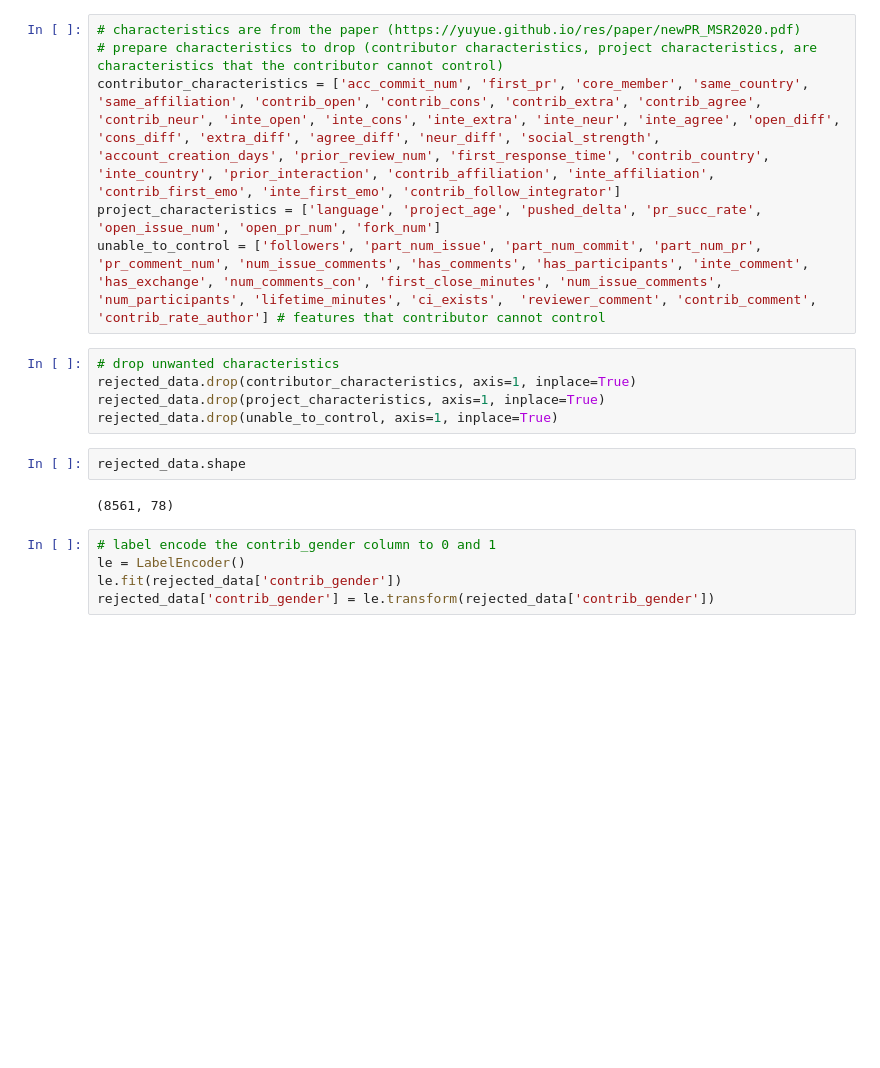
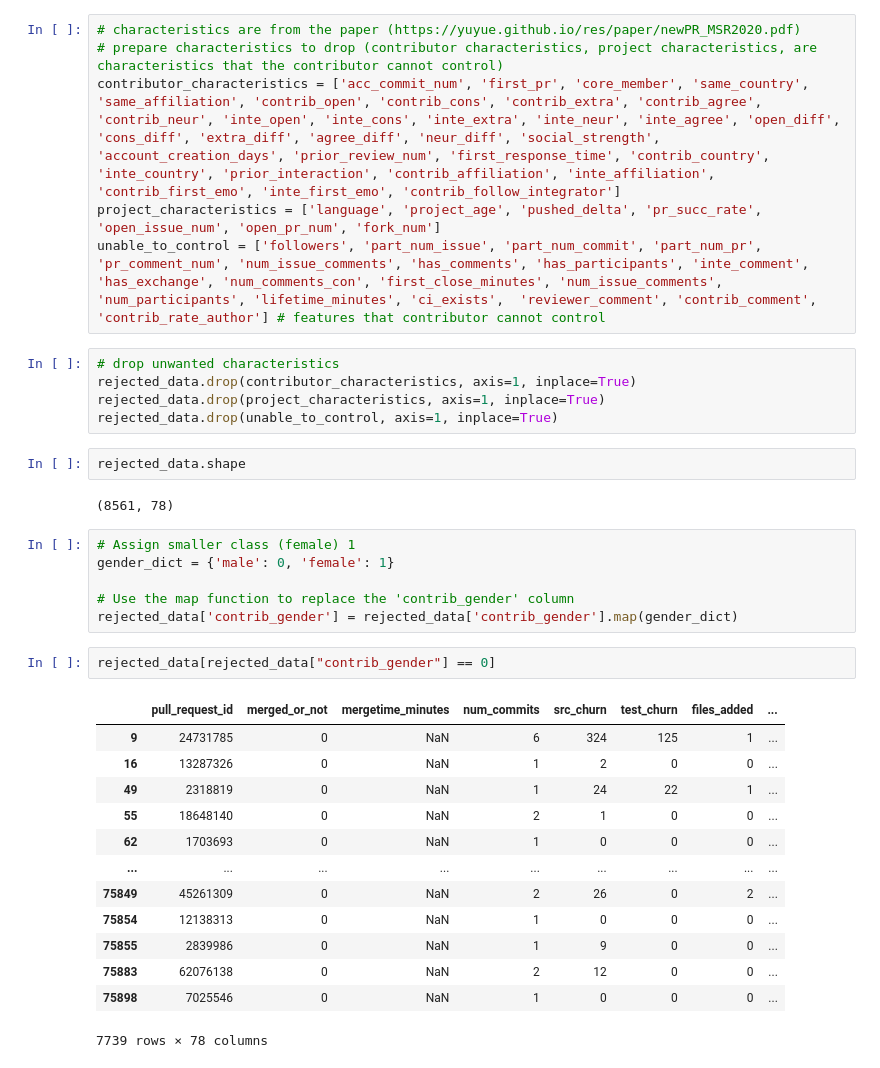
Before and after one commit to thanosan23/Pull-Request-Analysis, a Jupyter notebook: scripts/train_random_forest.ipynb, the cells around one changed output. Saved outputs shown, nothing was run; the diff lists cells and outputs as text; blank space fills up the shorter version.

```diff
--- a/scripts/train_random_forest.ipynb
+++ b/scripts/train_random_forest.ipynb
@@ -55,8 +62,25 @@ rejected_data.drop(unable_to_control, axis=1, inplace=True)
 rejected_data.shape
 # %% [output]
 (8561, 78)
-# %%
-# label encode the contrib_gender column to 0 and 1
-le = LabelEncoder()
-le.fit(rejected_data['contrib_gender'])
-rejected_data['contrib_gender'] = le.transform(rejected_data['contrib_gender'])
+# %%
+# Assign smaller class (female) 1
+gender_dict = {'male': 0, 'female': 1}
+
+# Use the map function to replace the 'contrib_gender' column
+rejected_data['contrib_gender'] = rejected_data['contrib_gender'].map(gender_dict)
+# %%
+rejected_data[rejected_data["contrib_gender"] == 0]
+# %% [output]
+|  | pull_request_id | merged_or_not | mergetime_minutes | num_commits | src_churn | test_churn | files_added | ... |
+| 9 | 24731785 | 0 | NaN | 6 | 324 | 125 | 1 | ... |
+| 16 | 13287326 | 0 | NaN | 1 | 2 | 0 | 0 | ... |
+| 49 | 2318819 | 0 | NaN | 1 | 24 | 22 | 1 | ... |
+| 55 | 18648140 | 0 | NaN | 2 | 1 | 0 | 0 | ... |
+| 62 | 1703693 | 0 | NaN | 1 | 0 | 0 | 0 | ... |
+| ... | ... | ... | ... | ... | ... | ... | ... | ... |
+| 75849 | 45261309 | 0 | NaN | 2 | 26 | 0 | 2 | ... |
+| 75854 | 12138313 | 0 | NaN | 1 | 0 | 0 | 0 | ... |
+| 75855 | 2839986 | 0 | NaN | 1 | 9 | 0 | 0 | ... |
+| 75883 | 62076138 | 0 | NaN | 2 | 12 | 0 | 0 | ... |
+| 75898 | 7025546 | 0 | NaN | 1 | 0 | 0 | 0 | ... |
+7739 rows × 78 columns
```
Also changed, not shown: parts of 11 cells of this notebook.
